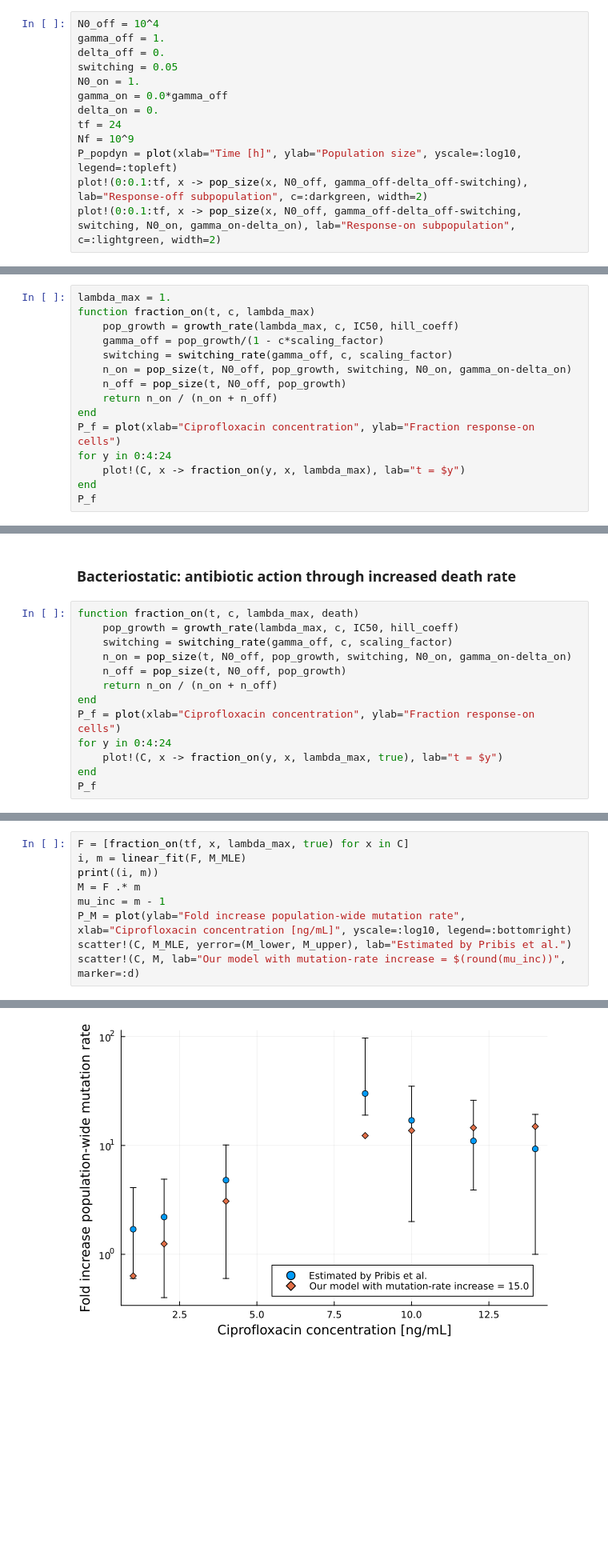
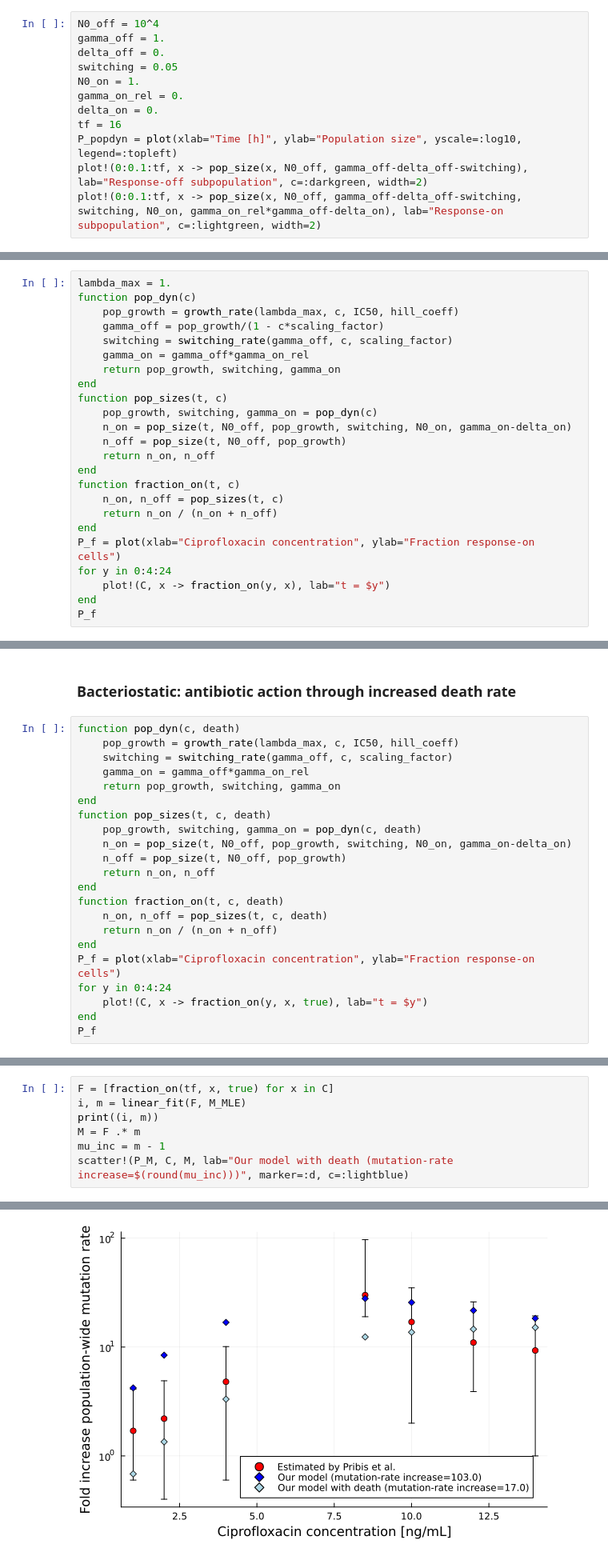
Before and after one commit to LucyL-J/estimu, a Jupyter notebook: dose-dependence.ipynb, the cells around one changed output, grey strips where cells are left out. Shown at 80% size. Saved outputs shown, nothing was run; the diff lists cells and outputs as text; blank space fills up the shorter version.

```diff
--- a/dose-dependence.ipynb
+++ b/dose-dependence.ipynb
@@ -56,11 +56,10 @@ gamma_off = 1.
 delta_off = 0.
 switching = 0.05
 N0_on = 1.
-gamma_on = 0.0*gamma_off
+gamma_on_rel = 0.
 delta_on = 0.
-tf = 24
-Nf = 10^9
+tf = 16
 P_popdyn = plot(xlab="Time [h]", ylab="Population size", yscale=:log10, legend=:topleft)
 plot!(0:0.1:tf, x -> pop_size(x, N0_off, gamma_off-delta_off-switching), lab="Response-off subpopulation", c=:darkgreen, width=2)
-plot!(0:0.1:tf, x -> pop_size(x, N0_off, gamma_off-delta_off-switching, switching, N0_on, gamma_on-delta_on), lab="Response-on subpopulation", c=:lightgreen, width=2)
+plot!(0:0.1:tf, x -> pop_size(x, N0_off, gamma_off-delta_off-switching, switching, N0_on, gamma_on_rel*gamma_off-delta_on), lab="Response-on subpopulation", c=:lightgreen, width=2)
 # %% [output]
@@ -89,17 +95,26 @@ plot!(lambda_1, x -> alpha_0 + x*scaling_factor, lab="Linear least squares fit")
 ### Bacteriostatic: antibiotic action through reduced division but without cell death
 # %%
 lambda_max = 1.
-function fraction_on(t, c, lambda_max)
+function pop_dyn(c)
     pop_growth = growth_rate(lambda_max, c, IC50, hill_coeff)
     gamma_off = pop_growth/(1 - c*scaling_factor)
     switching = switching_rate(gamma_off, c, scaling_factor)
+    gamma_on = gamma_off*gamma_on_rel
+    return pop_growth, switching, gamma_on
+end
+function pop_sizes(t, c)
+    pop_growth, switching, gamma_on = pop_dyn(c)
     n_on = pop_size(t, N0_off, pop_growth, switching, N0_on, gamma_on-delta_on)
     n_off = pop_size(t, N0_off, pop_growth)
+    return n_on, n_off
+end
+function fraction_on(t, c)
+    n_on, n_off = pop_sizes(t, c)
     return n_on / (n_on + n_off)
 end
 P_f = plot(xlab="Ciprofloxacin concentration", ylab="Fraction response-on cells")
 for y in 0:4:24
-    plot!(C, x -> fraction_on(y, x, lambda_max), lab="t = $y")
+    plot!(C, x -> fraction_on(y, x), lab="t = $y")
 end
 P_f
 # %% [output]
@@ -119,16 +135,25 @@ scatter!(C, M, lab="Our model with mutation-rate increase = $(round(mu_inc))", m
 # %% [markdown]
 ### Bacteriostatic: antibiotic action through increased death rate
 # %%
-function fraction_on(t, c, lambda_max, death)
+function pop_dyn(c, death)
     pop_growth = growth_rate(lambda_max, c, IC50, hill_coeff)
     switching = switching_rate(gamma_off, c, scaling_factor)
+    gamma_on = gamma_off*gamma_on_rel
+    return pop_growth, switching, gamma_on
+end
+function pop_sizes(t, c, death)
+    pop_growth, switching, gamma_on = pop_dyn(c, death)
     n_on = pop_size(t, N0_off, pop_growth, switching, N0_on, gamma_on-delta_on)
     n_off = pop_size(t, N0_off, pop_growth)
+    return n_on, n_off
+end
+function fraction_on(t, c, death)
+    n_on, n_off = pop_sizes(t, c, death)
     return n_on / (n_on + n_off)
 end
 P_f = plot(xlab="Ciprofloxacin concentration", ylab="Fraction response-on cells")
 for y in 0:4:24
-    plot!(C, x -> fraction_on(y, x, lambda_max, true), lab="t = $y")
+    plot!(C, x -> fraction_on(y, x, true), lab="t = $y")
 end
 P_f
 # %% [output]
@@ -136,10 +161,8 @@ P_f
 # %%
-F = [fraction_on(tf, x, lambda_max, true) for x in C]
+F = [fraction_on(tf, x, true) for x in C]
 i, m = linear_fit(F, M_MLE)
 print((i, m))
 M = F .* m
 mu_inc = m - 1
-P_M = plot(ylab="Fold increase population-wide mutation rate", xlab="Ciprofloxacin concentration [ng/mL]", yscale=:log10, legend=:bottomright)
-scatter!(C, M_MLE, yerror=(M_lower, M_upper), lab="Estimated by Pribis et al.")
-scatter!(C, M, lab="Our model with mutation-rate increase = $(round(mu_inc))", marker=:d)
+scatter!(P_M, C, M, lab="Our model with death (mutation-rate increase=$(round(mu_inc)))", marker=:d, c=:lightblue)
 # %% [output]
@@ -147 +170 @@ scatter!(C, M, lab="Our model with mutation-rate increase = $(round(mu_inc))", m
-[figure, old version]
+[figure, new version]
```
Also changed, not shown: parts of 8 cells of this notebook.
